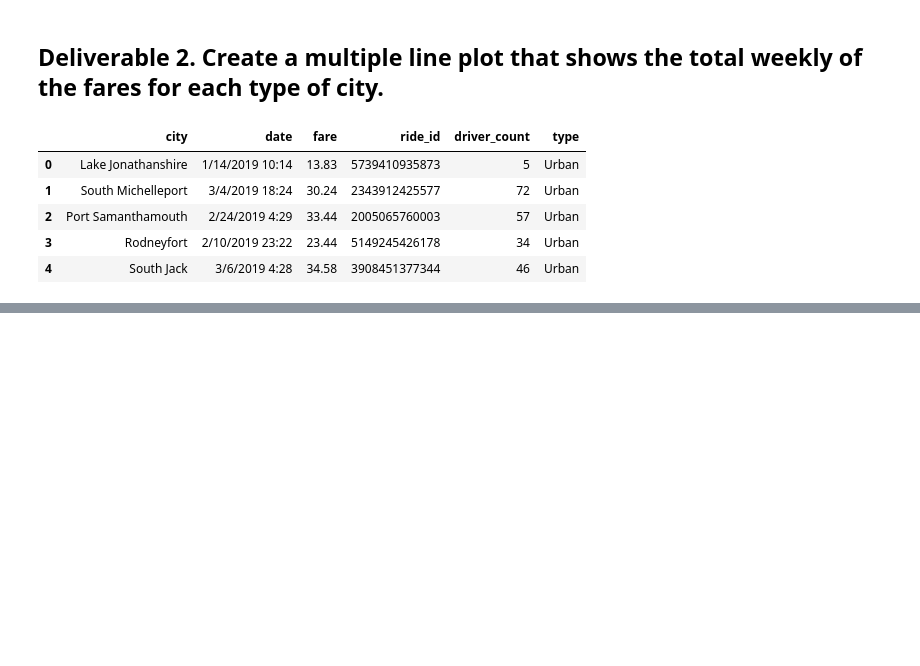
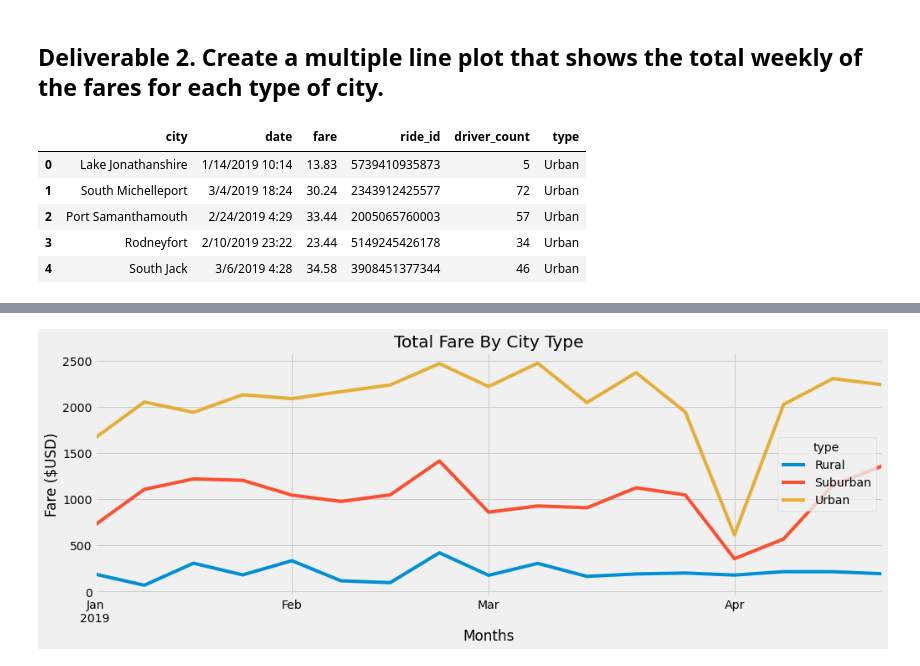
Before and after one commit to wanghen21/Assignment-5, a Jupyter notebook: PyBer_Challenge.ipynb, the cells around one changed output, grey strips where cells are left out. Saved outputs shown, nothing was run; the diff lists cells and outputs as text; code cells hidden in the pictures; blank space fills up the shorter version.

```diff
--- a/PyBer_Challenge.ipynb
+++ b/PyBer_Challenge.ipynb
@@ -232,7 +235,7 @@ pyber_pivot_df.tail()
 # %%
 # 6. Set the "date" index to datetime datatype. This is necessary to use the resample() method in Step 8.
-pyber_pivot_df_weekly = pyber_pivot_df.resample('W').sum()
+challenge_pivot.index = pd.to_datetime(challenge_pivot.index)
 
 # df.index = pd.to_datetime(df.index)
-pyber_pivot_df_weekly
+challenge_pivot.index
 # %% [output]
@@ -254,4 +268,5 @@ memory usage: 0.0+ bytes
 # %%
 # 8. Create a new DataFrame using the "resample()" function by week 'W' and get the sum of the fares for each week.
-pyber_pivot_df_weekly = pyber_pivot_df.resample('W').sum()
+df = challenge_pivot.resample('W').sum()
+df.head(10)
 # %% [output]
@@ -323,0 +285,14 @@ SyntaxError: invalid syntax (<ipython-input-22-5feadf1c9712>, line 43)
+# %%
+# 8. Using the object-oriented interface method, plot the resample DataFrame using the df.plot() function.
+df.plot(figsize = (15,5))
+# Import the style from Matplotlib.
+from matplotlib import style
+# Use the graph style fivethirtyeight.
+style.use('fivethirtyeight')
+plt.title("Total Fare By City Type")
+plt.ylabel("Fare ($USD)")
+plt.xlabel("Months")
+
+plt.savefig("resources/PyBer_fare_summary.png",dpi= 300, bbox_inches='tight')
+# %% [output]
+[figure, added]
```
Also changed, not shown: parts of 8 cells of this notebook, 1 other file.
